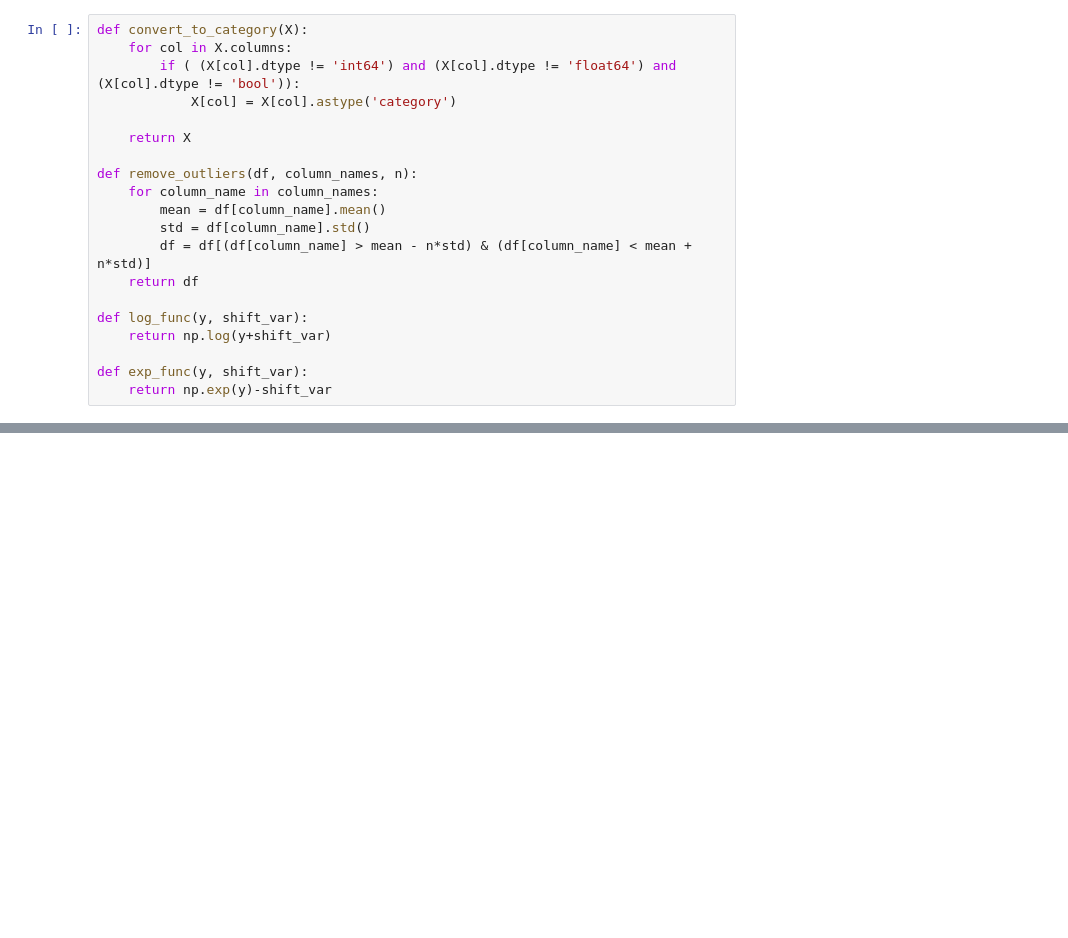
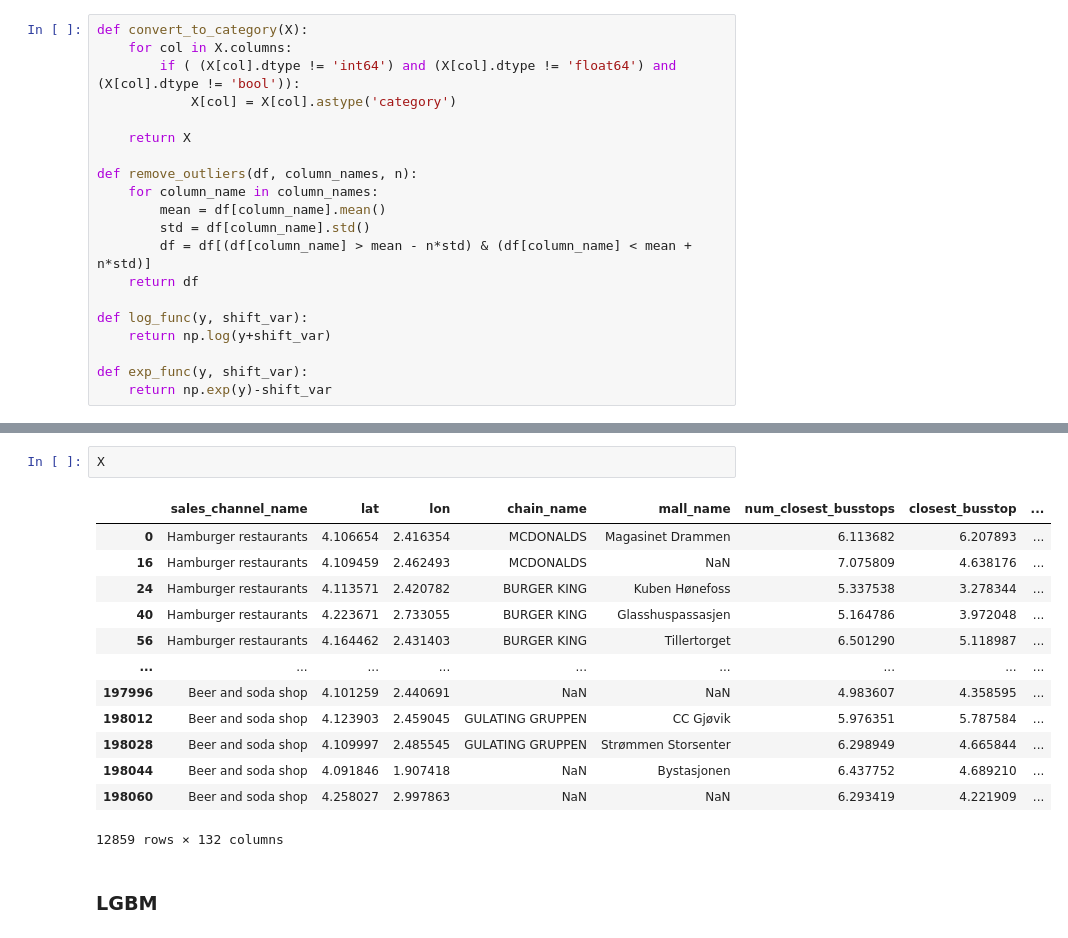
Before and after one commit to vladlevitin/TDT4173-Retail-Revenue-Prediction, a Jupyter notebook: TDT4173 Retail Revenue Prediction/hyperparameter_optimization.ipynb, the cells around one changed output, grey strips where cells are left out. Cells and saved outputs as stored; diff of their text form; blank space fills up the shorter version.

```diff
--- a/TDT4173 Retail Revenue Prediction/hyperparameter_optimization.ipynb
+++ b/TDT4173 Retail Revenue Prediction/hyperparameter_optimization.ipynb
@@ -246,3 +248,21 @@ X_encoded = encoder.transform(X)
+# %%
+X
+# %% [output]
+|  | sales_channel_name | lat | lon | chain_name | mall_name | num_closest_busstops | closest_busstop | ... |
+| 0 | Hamburger restaurants | 4.106654 | 2.416354 | MCDONALDS | Magasinet Drammen | 6.113682 | 6.207893 | ... |
+| 16 | Hamburger restaurants | 4.109459 | 2.462493 | MCDONALDS | NaN | 7.075809 | 4.638176 | ... |
+| 24 | Hamburger restaurants | 4.113571 | 2.420782 | BURGER KING | Kuben Hønefoss | 5.337538 | 3.278344 | ... |
+| 40 | Hamburger restaurants | 4.223671 | 2.733055 | BURGER KING | Glasshuspassasjen | 5.164786 | 3.972048 | ... |
+| 56 | Hamburger restaurants | 4.164462 | 2.431403 | BURGER KING | Tillertorget | 6.501290 | 5.118987 | ... |
+| ... | ... | ... | ... | ... | ... | ... | ... | ... |
+| 197996 | Beer and soda shop | 4.101259 | 2.440691 | NaN | NaN | 4.983607 | 4.358595 | ... |
+| 198012 | Beer and soda shop | 4.123903 | 2.459045 | GULATING GRUPPEN | CC Gjøvik | 5.976351 | 5.787584 | ... |
+| 198028 | Beer and soda shop | 4.109997 | 2.485545 | GULATING GRUPPEN | Strømmen Storsenter | 6.298949 | 4.665844 | ... |
+| 198044 | Beer and soda shop | 4.091846 | 1.907418 | NaN | Bystasjonen | 6.437752 | 4.689210 | ... |
+| 198060 | Beer and soda shop | 4.258027 | 2.997863 | NaN | NaN | 6.293419 | 4.221909 | ... |
+12859 rows × 132 columns
+# %% [markdown]
+### LGBM
 # %%
 def objective(trial,data=X,target=y):
 
```
Also changed, not shown: parts of 10 cells of this notebook.
